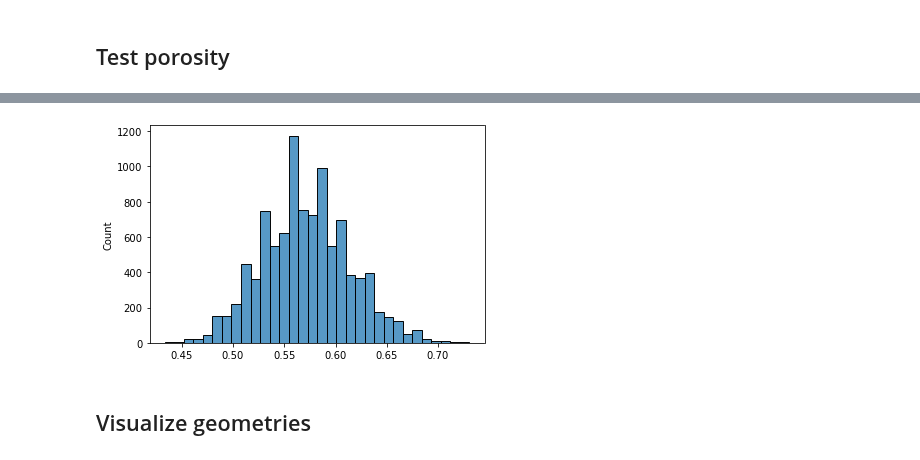
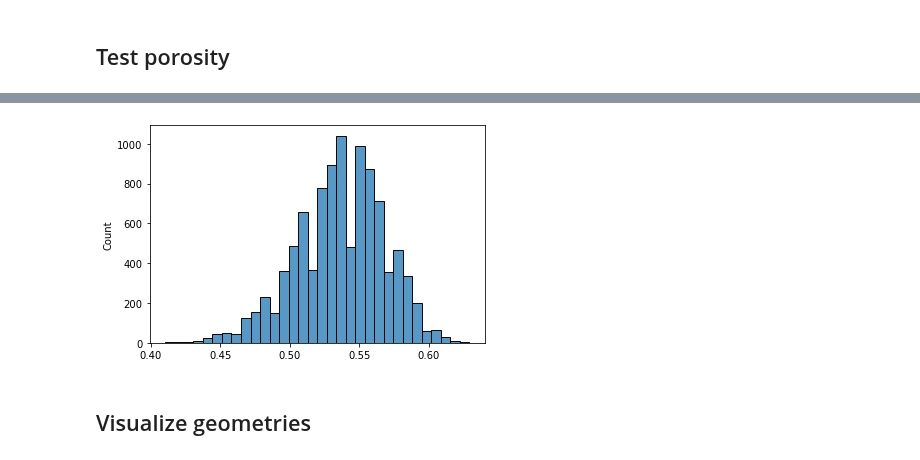
Before and after one commit to lucascbarbosa/INT, a Jupyter notebook: Manufatura Aditiva/Simulacao-GAN/pipeline/3- Machine_learning/GAN/GANv2.ipynb, the cells around one changed output, grey strips where cells are left out. Drawn from its saved outputs; the diff is of its cells as text; code cells hidden in the pictures.

```diff
--- a/Manufatura Aditiva/Simulacao-GAN/pipeline/3- Machine_learning/GAN/GANv2.ipynb
+++ b/Manufatura Aditiva/Simulacao-GAN/pipeline/3- Machine_learning/GAN/GANv2.ipynb
@@ -450,11 +341,11 @@ def summarize_performance(epoch,porosity,G_model, D_model, data, input_G, n_samp
     # prepare real samples
     X_real, y_real = generate_real_samples(data, n_samples)
     # evaluate discriminator on real examples
-    _,_,_,acc_real,_ = D_model.evaluate(x=[X_real,X_real], y=[y_real,porosity*np.ones(X_real.shape)], verbose=0)
+    _,_,_,_,acc_real,_,_ = D_model.evaluate(x=[X_real,X_real,X_real], y=[y_real,porosity*np.ones(X_real.shape),np.zeros(X_real.shape)], verbose=0)
     # prepare fake examples
     X_fake, y_fake = generate_fake_samples(G_model, input_G, n_samples)
     # evaluate discriminator on fake examples
-    _,_,_,acc_fake,_ = D_model.evaluate(x=[X_fake,X_fake], y=[y_fake,porosity*np.ones(X_fake.shape)], verbose=0)
+    _,_,_,_,acc_fake,_,_ = D_model.evaluate(x=[X_fake,X_fake,X_fake], y=[y_fake,porosity*np.ones(X_fake.shape),np.zeros(X_fake.shape)], verbose=0)
     # summarize discriminator performance
     return  acc_real,acc_fake
 
@@ -475,7 +366,6 @@ def porosity_match(geoms,porosity,tol):
 # Training GAN
 # %%
 def train(G_model,D_model,GAN_model,input_G,porosity,tol_porosity,batch_size,num_epochs,tmp_models_dir,geom_epoch_dirs,seed_geom_gif,plot=False,verbose_loss=False,verbose_acc=False):
-
     for file in os.listdir(tmp_models_dir):
         os.remove(tmp_models_dir+file)
 
@@ -531,9 +421,9 @@ def train(G_model,D_model,GAN_model,input_G,porosity,tol_porosity,batch_size,num
             acc_real,acc_fake = summarize_performance(i+1,porosity,G_model,D_model,X_good,input_G)
 
             X_test = generate_input_G(input_G,1000)
-            geoms, _ = G_model.predict(X_test)
+            geoms,_,_ = G_model.predict(X_test)
             geoms = np.array(geoms)
-            por_match, _ = porosity_match(geoms, porosity, tol_porosity)
+            por_match,_ = porosity_match(geoms, porosity, tol_porosity)
             G_model.save(tmp_models_dir+f'epoch_{i+1}_por_{np.round(por_match,2)}_real_{np.round(acc_real,2)}_fake_{np.round(acc_fake,2)}.h5')
 
             if verbose_acc:
@@ -542,7 +432,7 @@ def train(G_model,D_model,GAN_model,input_G,porosity,tol_porosity,batch_size,num
         # save geometry
         if (i+1) % 5 == 0:
             geom_gif_filename = geom_epoch_dirs + 'epoch_%03d.png'%(i+1)
-            elem_gif,_ = G_model.predict(seed_geom_gif)
+            elem_gif,_,_ = G_model.predict(seed_geom_gif)
             size = elem_gif.shape[1]
             elem_gif = elem_gif.reshape((size,size))
             ax[0].imshow(elem_gif,cmap='Greys');
@@ -570,7 +460,7 @@ def train(G_model,D_model,GAN_model,input_G,porosity,tol_porosity,batch_size,num
         plt.show()
 
 batch_size = 64
-num_epochs = 10
+num_epochs = 200
 lr = 1e-4
 
 alpha_por = 5e-1
@@ -619,7 +527,7 @@ for i in range(len(G_files)):
 test_size = 10000
 X_test = generate_input_G(input_G,test_size)
 
-generated_geoms,_ = G.predict(X_test)
+generated_geoms,_,_ = G.predict(X_test)
 
 porosities =  []
 pors = []
@@ -641,4 +549,4 @@ porosity match: 32.58%
-[figure, old version]
+[figure, new version]
 # %% [markdown]
 ## Visualize geometries
 # %%
```
Also changed, not shown: parts of 6 cells of this notebook, 41 other files.
